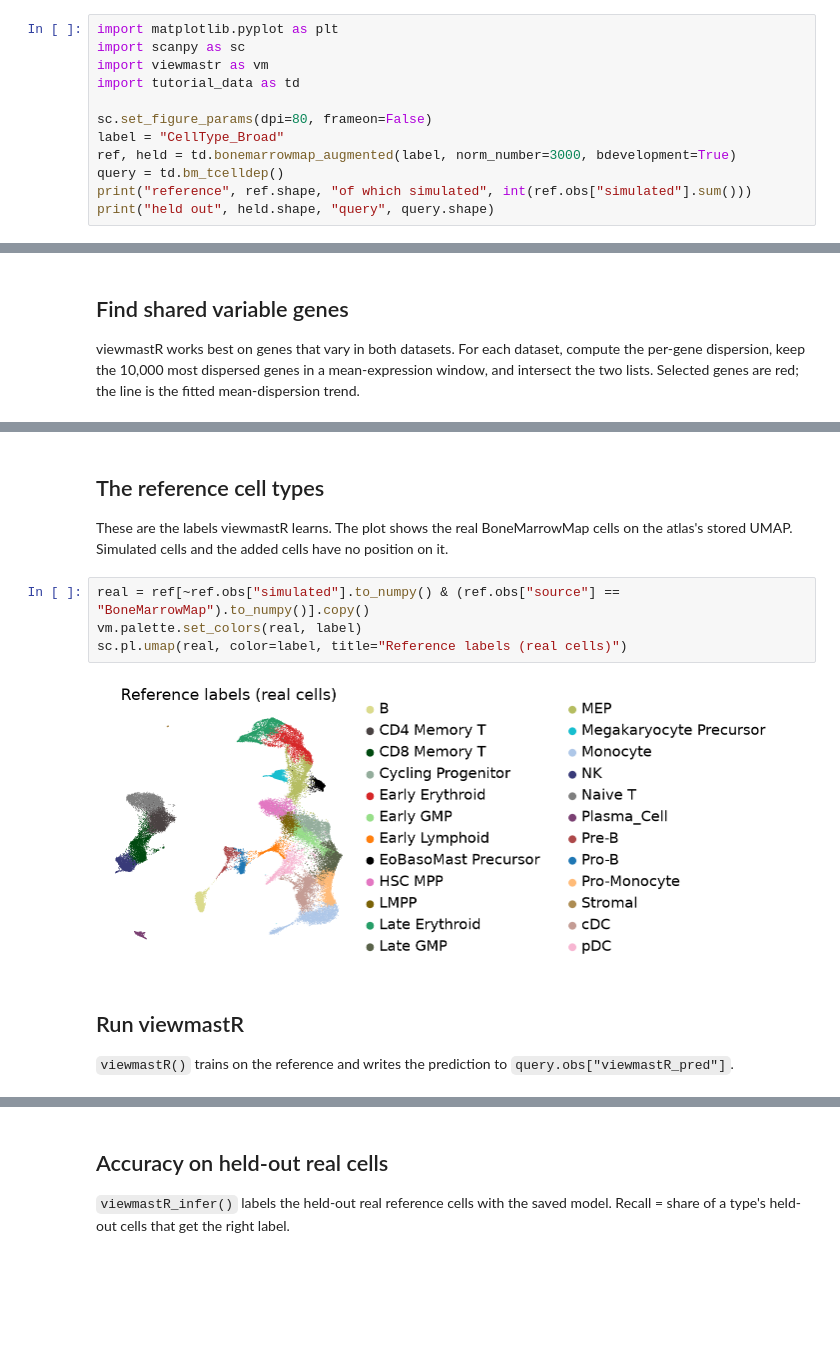
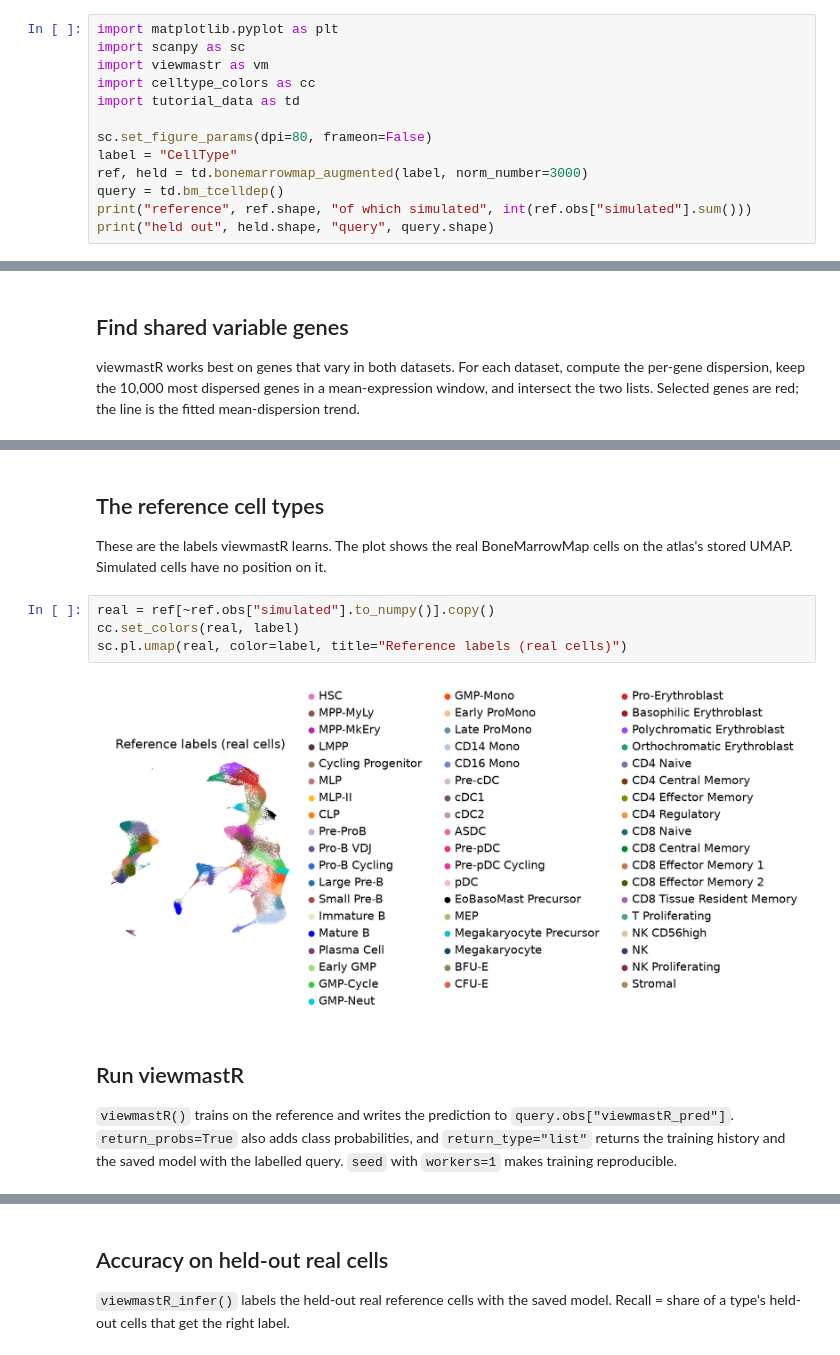
Before and after one commit to jacob-greene/py-viewmastR, a Jupyter notebook: tutorials/01_how_to.ipynb, the cells around one changed output, grey strips where cells are left out. Drawn from its saved outputs; the diff is of its cells as text; blank space fills up the shorter version.

```diff
--- a/tutorials/01_how_to.ipynb
+++ b/tutorials/01_how_to.ipynb
@@ -37,11 +34,12 @@ honest accuracy below.
 import matplotlib.pyplot as plt
 import scanpy as sc
 import viewmastr as vm
+import celltype_colors as cc
 import tutorial_data as td
 
 sc.set_figure_params(dpi=80, frameon=False)
-label = "CellType_Broad"
-ref, held = td.bonemarrowmap_augmented(label, norm_number=3000, bdevelopment=True)
+label = "CellType"
+ref, held = td.bonemarrowmap_augmented(label, norm_number=3000)
 query = td.bm_tcelldep()
 print("reference", ref.shape, "of which simulated", int(ref.obs["simulated"].sum()))
 print("held out", held.shape, "query", query.shape)
@@ -101,16 +100,18 @@ print(f"{len(vg)} shared variable genes")
 ## The reference cell types
 
 These are the labels viewmastR learns. The plot shows the real BoneMarrowMap cells on the
-atlas's stored UMAP. Simulated cells and the added cells have no position on it.
+atlas's stored UMAP. Simulated cells have no position on it.
 # %%
-real = ref[~ref.obs["simulated"].to_numpy() & (ref.obs["source"] == "BoneMarrowMap").to_numpy()].copy()
-vm.palette.set_colors(real, label)
+real = ref[~ref.obs["simulated"].to_numpy()].copy()
+cc.set_colors(real, label)
 sc.pl.umap(real, color=label, title="Reference labels (real cells)")
 # %% [output]
-[figure, old version]
+[figure, new version]
 # %% [markdown]
 ## Run viewmastR
 
 `viewmastR()` trains on the reference and writes the prediction to
-`query.obs["viewmastR_pred"]`.
+`query.obs["viewmastR_pred"]`. `return_probs=True` also adds class probabilities, and
+`return_type="list"` returns the training history and the saved model with the labelled
+query. `seed` with `workers=1` makes training reproducible.
 # %%
```
Also changed, not shown: parts of 14 cells of this notebook, 10 other files.
